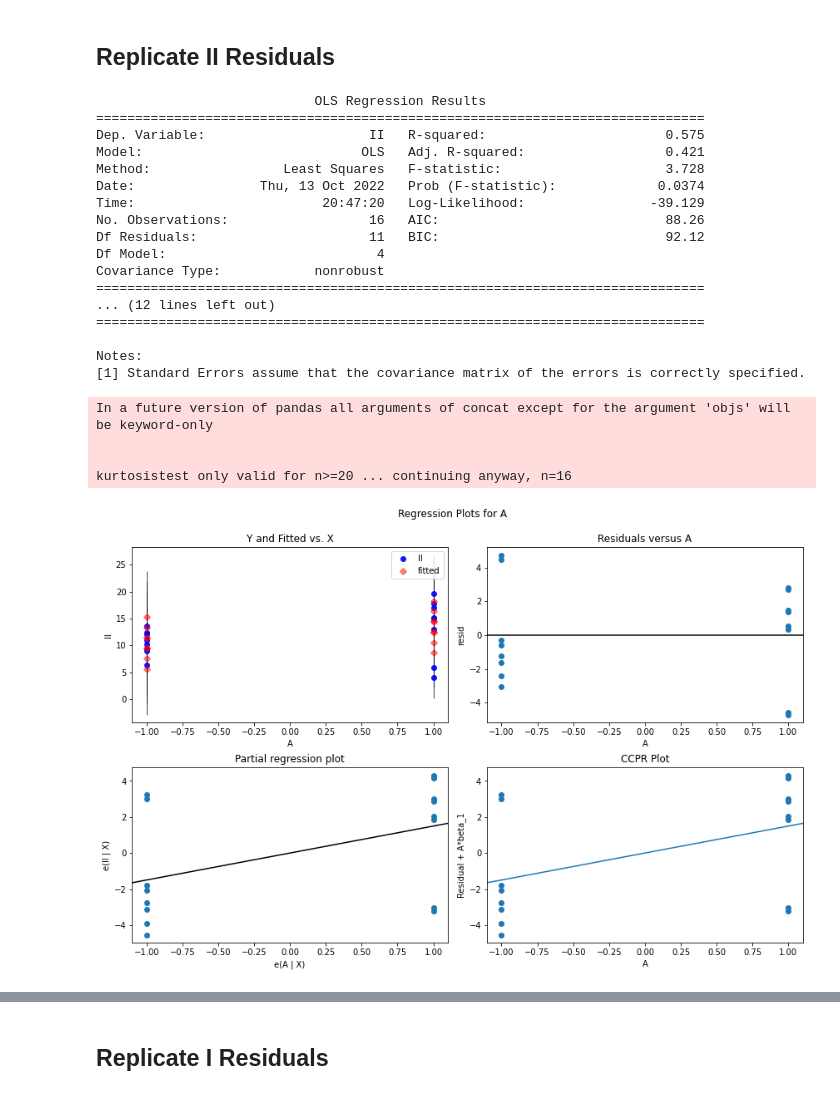
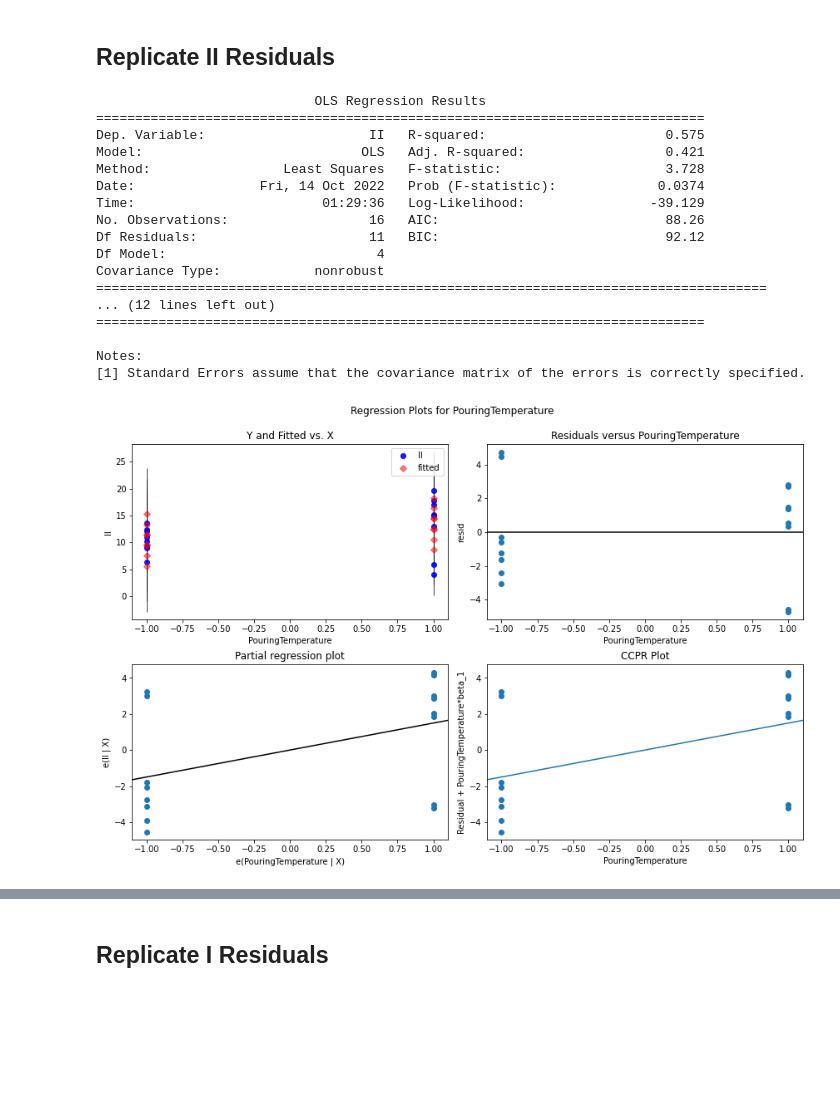
Before and after one commit to Cooper2112/SQC, a Jupyter notebook: SQCHW13b.ipynb, the cells around one changed output, grey strips where cells are left out. Saved outputs shown, nothing was run; the diff lists cells and outputs as text; code cells hidden in the pictures; blank space fills up the shorter version.

```diff
--- a/SQCHW13b.ipynb
+++ b/SQCHW13b.ipynb
@@ -174,7 +177,7 @@ import statsmodels.api as sm
 
 y = data2['II']
 
-x = data2[['A', 'B', 'C', 'D']]
+x = data2[['PouringTemperature', 'TitaniumContent', 'HeatTreatment', 'GrainRefiner']]
 
 x = sm.add_constant(x)
 
@@ -187,29 +190,25 @@ print(model.summary())
 Dep. Variable:                     II   R-squared:                       0.575
 Model:                            OLS   Adj. R-squared:                  0.421
 Method:                 Least Squares   F-statistic:                     3.728
-Date:                Thu, 13 Oct 2022   Prob (F-statistic):             0.0374
-Time:                        20:47:20   Log-Likelihood:                -39.129
+Date:                Fri, 14 Oct 2022   Prob (F-statistic):             0.0374
+Time:                        01:29:36   Log-Likelihood:                -39.129
 No. Observations:                  16   AIC:                             88.26
 Df Residuals:                      11   BIC:                             92.12
 Df Model:                           4
 Covariance Type:            nonrobust
-==============================================================================
+======================================================================================
 ... (12 lines left out)
 ==============================================================================
 
 Notes:
 [1] Standard Errors assume that the covariance matrix of the errors is correctly specified.
-In a future version of pandas all arguments of concat except for the argument 'objs' will be keyword-only
-
-
-kurtosistest only valid for n>=20 ... continuing anyway, n=16
 # %%
 fig = plt.figure(figsize=(12,8))
 
 
-fig = sm.graphics.plot_regress_exog(model, 'A', fig=fig)
+fig = sm.graphics.plot_regress_exog(model, 'PouringTemperature', fig=fig)
 # %% [output]
-[figure, old version]
+[figure, new version]
 # %%
 fig = plt.figure(figsize=(12,8))
 
```
Also changed, not shown: parts of 14 cells of this notebook.
